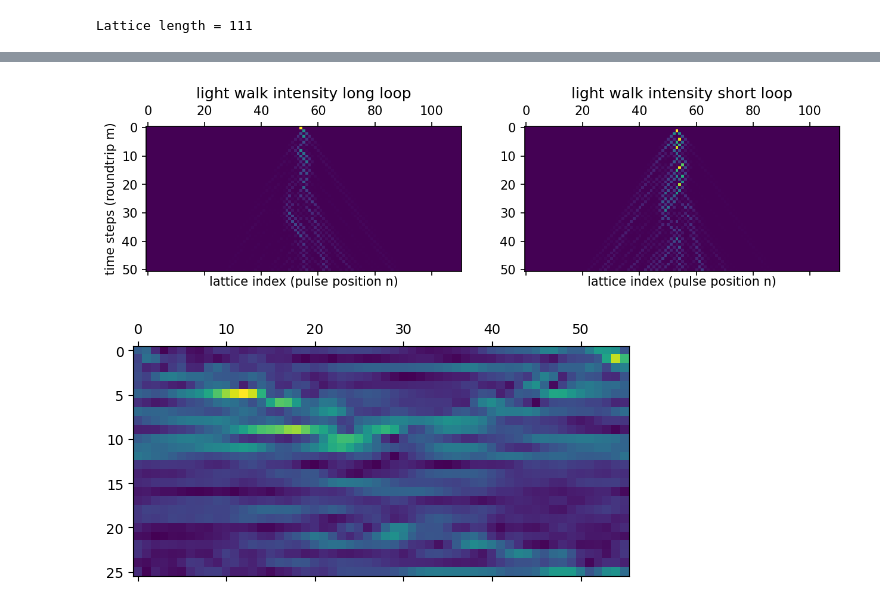
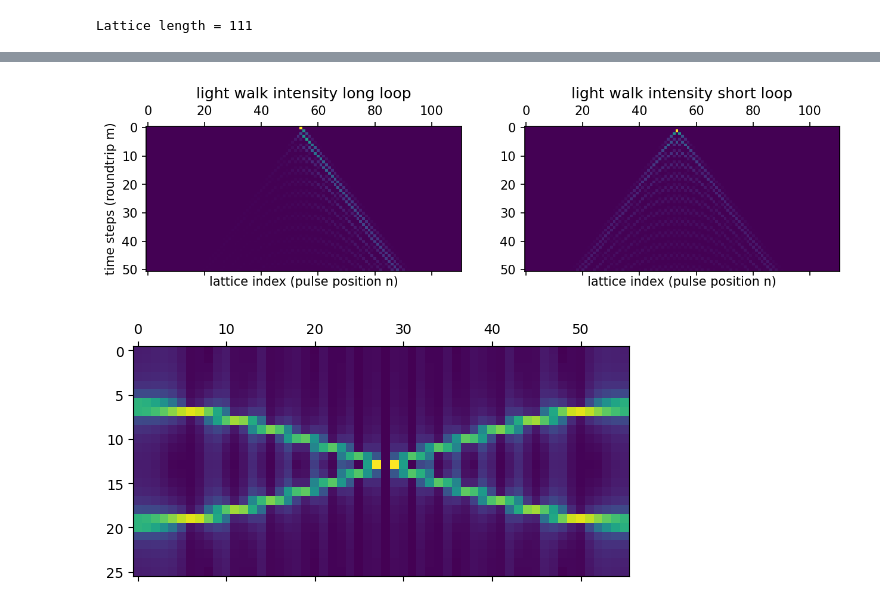
Before and after one commit to nlphotonics/light_walk_in_two_loops, a Jupyter notebook: two_loop_light_walk.ipynb, the cells around one changed output, grey strips where cells are left out. Cells and saved outputs as stored; diff of their text form; code cells hidden in the pictures.

```diff
--- a/two_loop_light_walk.ipynb
+++ b/two_loop_light_walk.ipynb
@@ -298,8 +311,8 @@ def get_lattice_length(Lattice):
 # define the lattice structure
 # lattice length should be odd number, count from 1 rather than 0
 Lattice = [
-    # ["simple",111], # type, n
-    ["nonlinear potential",111,6], # type, n, kappa=1.5 for 1km, 1W, SMF
+    ["simple",111], # type, n
+    # ["nonlinear potential",111,6], # type, n, kappa=1.5 for 1km, 1W, SMF
     # ["SSH",55,0.25*np.pi,0.13*np.pi], # type, n, beta_o, beta_e
     # ["interface",1],
     # ["SSH",55,0.25*np.pi,0.35*np.pi]
@@ -372,24 +385,24 @@ ax[1].set_xlabel("lattice index (pulse position n)")
 
 plt.show()
 # %% [output]
-[figure, old version]
+[figure, new version]
 # %%
 # FFT to show band structure when using point excitation
 # Perform 2D FFT
 matrix = evolution_short[0::2,0::2]
 fft_result = np.fft.fft2(matrix)
 
 # Shift zero-frequency component to the center
-fft_shifted = np.fft.fftshift(fft_result)
+# fft_shifted = np.fft.fftshift(fft_result)
 
 # Magnitude Spectrum (absolute value)
-magnitude_spectrum = np.abs(fft_shifted)
+magnitude_spectrum = np.abs(fft_result)
 
 fig, ax = plt.subplots()
 ax.matshow(magnitude_spectrum)
 plt.show()
 # %% [output]
-[figure, old version]
+[figure, new version]
 # %%
 # save figure to current folder
 import os
```
Also changed, not shown: parts of 4 cells of this notebook, 1 other file.
